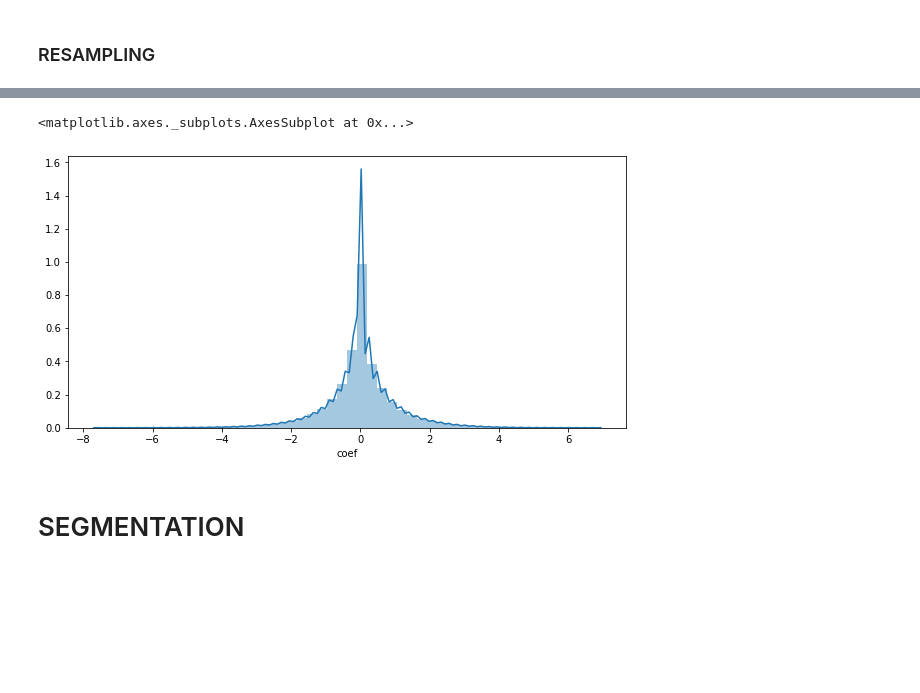
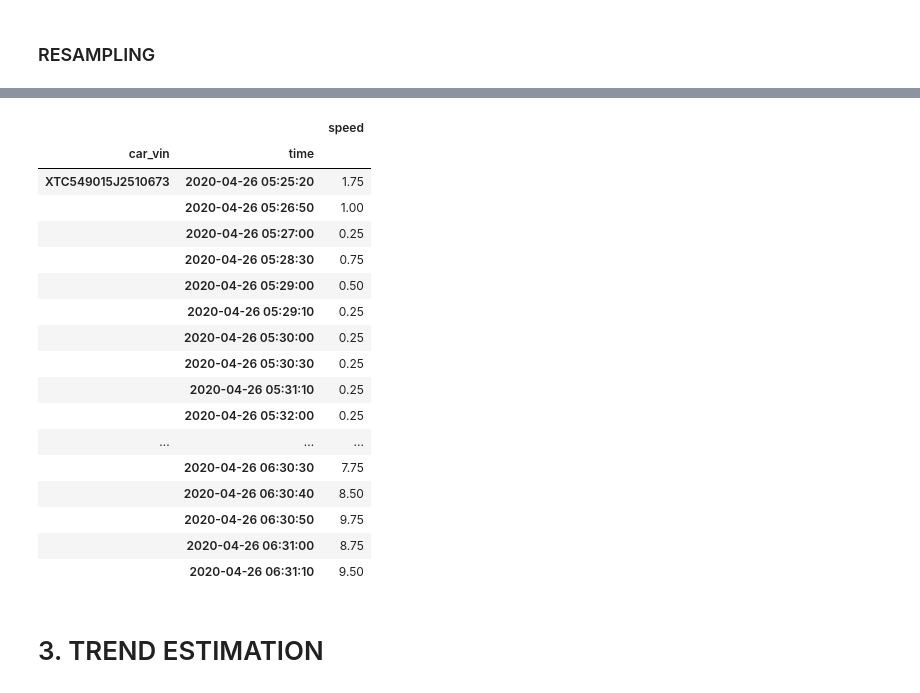
Before and after one commit to Nazar96/truck_analyis, a Jupyter notebook: notebooks/SPEED_SEGMENTATION.ipynb, the cells around one changed output, grey strips where cells are left out. Cells and saved outputs as stored; diff of their text form; code cells hidden in the pictures; blank space fills up the shorter version.

```diff
--- a/notebooks/SPEED_SEGMENTATION.ipynb
+++ b/notebooks/SPEED_SEGMENTATION.ipynb
@@ -1,23 +22,14 @@
 # %%
+%load_ext autoreload
+%autoreload 2
+
 import sys
-sys.path.append('../src')
-import os
+sys.path.append('../')
 
-import warnings
-warnings.simplefilter('ignore')
+import src
+from src.utils import TSTrendEstimator, plot_TSTrendEstimation
 
 import pandas as pd
 import numpy as np
 import matplotlib.pyplot as plt
 import seaborn as sns
-
-pd.set_option('display.max_columns', 100)
-
-import plotly
-from plotly import express as ps
-import cufflinks
-cufflinks.go_offline()
-
-from pathlib import Path
-
-from sklearn.linear_model import Ridge, Lasso, LinearRegression
@@ -105,8 +61,0 @@ XTC549015J2519322
-# %%
-plt.figure(figsize=(10,5))
-sns.distplot(df_rolled.loc[mask, 'coef'])
-# %% [output]
-<matplotlib.axes._subplots.AxesSubplot at 0x...>
-[figure, removed]
-# %% [markdown]
-# SEGMENTATION
@@ -159,3 +62,27 @@ class TSTrendEstimator(ClusterMixin):
+# %%
+# Input data example
+df_resampled.dropna().head(20).to_frame()
+# %% [output]
+|  |  | speed |
+| car_vin | time |  |
+| XTC549015J2510673 | 2020-04-26 05:25:20 | 1.75 |
+|  | 2020-04-26 05:26:50 | 1.00 |
+|  | 2020-04-26 05:27:00 | 0.25 |
+|  | 2020-04-26 05:28:30 | 0.75 |
+|  | 2020-04-26 05:29:00 | 0.50 |
+|  | 2020-04-26 05:29:10 | 0.25 |
+|  | 2020-04-26 05:30:00 | 0.25 |
+|  | 2020-04-26 05:30:30 | 0.25 |
+|  | 2020-04-26 05:31:10 | 0.25 |
+|  | 2020-04-26 05:32:00 | 0.25 |
+| ... | ... | ... |
+|  | 2020-04-26 06:30:30 | 7.75 |
+|  | 2020-04-26 06:30:40 | 8.50 |
+|  | 2020-04-26 06:30:50 | 9.75 |
+|  | 2020-04-26 06:31:00 | 8.75 |
+|  | 2020-04-26 06:31:10 | 9.50 |
+# %% [markdown]
+# 3. TREND ESTIMATION
 # %%
 %time res = TSTrendEstimator().fit_predict(df_resampled)
 # %% [output]
```
Also changed, not shown: parts of 25 cells of this notebook, 1 other file.
